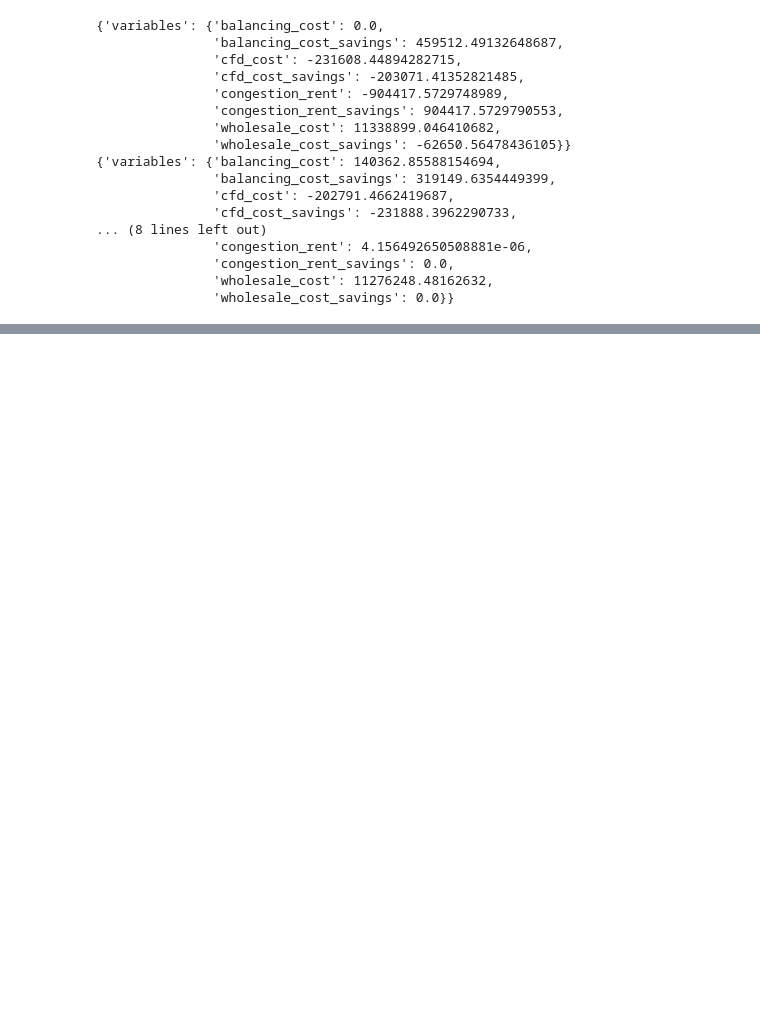
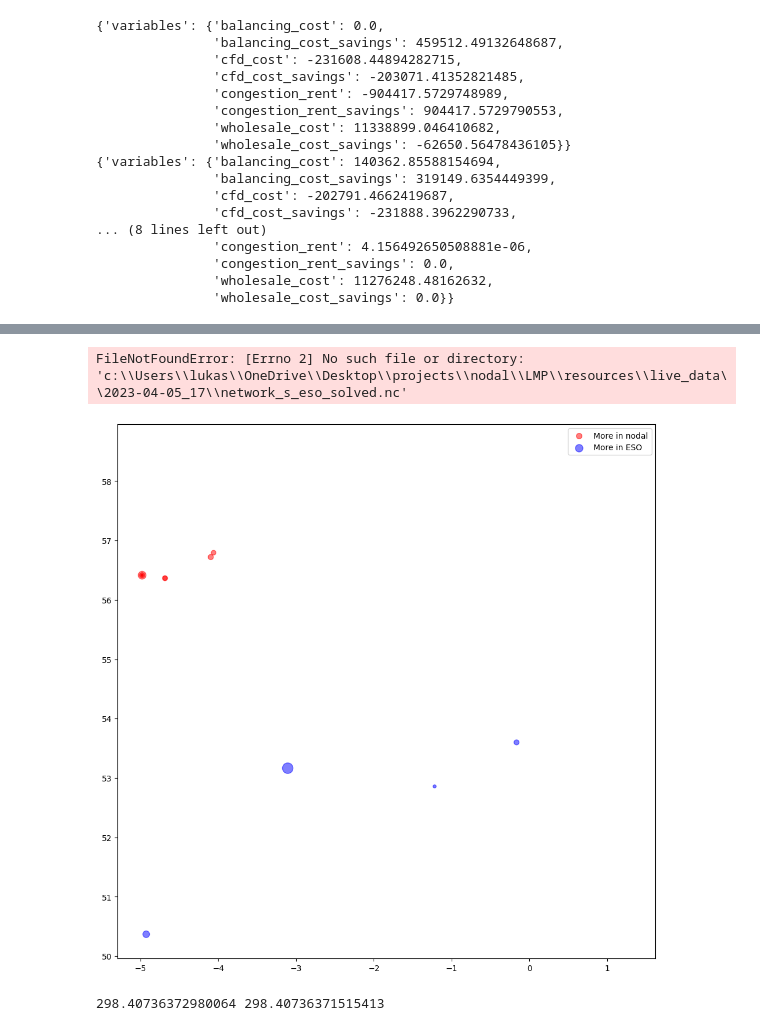
Before and after one commit to LukasFrankenQ/LMP, a Jupyter notebook: notebooks/aggregate_results.ipynb, the cells around one changed output, grey strips where cells are left out. Cells and saved outputs as stored; diff of their text form; code cells hidden in the pictures; blank space fills up the shorter version.

```diff
--- a/notebooks/aggregate_results.ipynb
+++ b/notebooks/aggregate_results.ipynb
@@ -87,0 +86,36 @@ pprint(agg['national']['globals'])
+# %%
+import pypsa
+path = Path.cwd().parent / 'resources' / 'live_data' / '2023-04-05_17'
+
+neso = pypsa.Network(path / 'network_s_eso_solved.nc')
+nnodal = pypsa.Network(path / 'network_s_nodal_solved.nc')
+# %% [output]
+FileNotFoundError: [Errno 2] No such file or directory: 'c:\\Users\\lukas\\OneDrive\\Desktop\\projects\\nodal\\LMP\\resources\\live_data\\2023-04-05_17\\network_s_eso_solved.nc'
+# %%
+g = pd.concat((
+    nnodal.generators.bus,
+    nnodal.generators.carrier,
+    nnodal.generators_t.p.iloc[0].rename('nodal_dispatch'),
+    neso.generators_t.p.iloc[0].rename('zonal_dispatch'),
+), axis=1)
+
+g = g.loc[g['bus'] != '']
+
+g['more_in_eso'] = (g['zonal_dispatch'] - g['nodal_dispatch']).clip(0)
+g['more_in_nodal'] = (g['nodal_dispatch'] - g['zonal_dispatch']).clip(0)
+
+g['x'] = g.bus.apply(lambda x: nnodal.buses.loc[x].x)
+g['y'] = g.bus.apply(lambda x: nnodal.buses.loc[x].y)
+
+fig, ax = plt.subplots(1, 1, figsize=(12, 12))
+
+ax.scatter(g.x, g.y, s=g.more_in_nodal, c='r', alpha=0.5, label='More in nodal')
+ax.scatter(g.x, g.y, s=g.more_in_eso, c='b', alpha=0.5, label='More in ESO')
+
+ax.legend()
+plt.show()
+
+print(g.more_in_eso.sum(), g.more_in_nodal.sum())
+# %% [output]
+[figure, added]
+298.40736372980064 298.40736371515413
```
Also changed, not shown: parts of 5 cells of this notebook, 5 other files.
